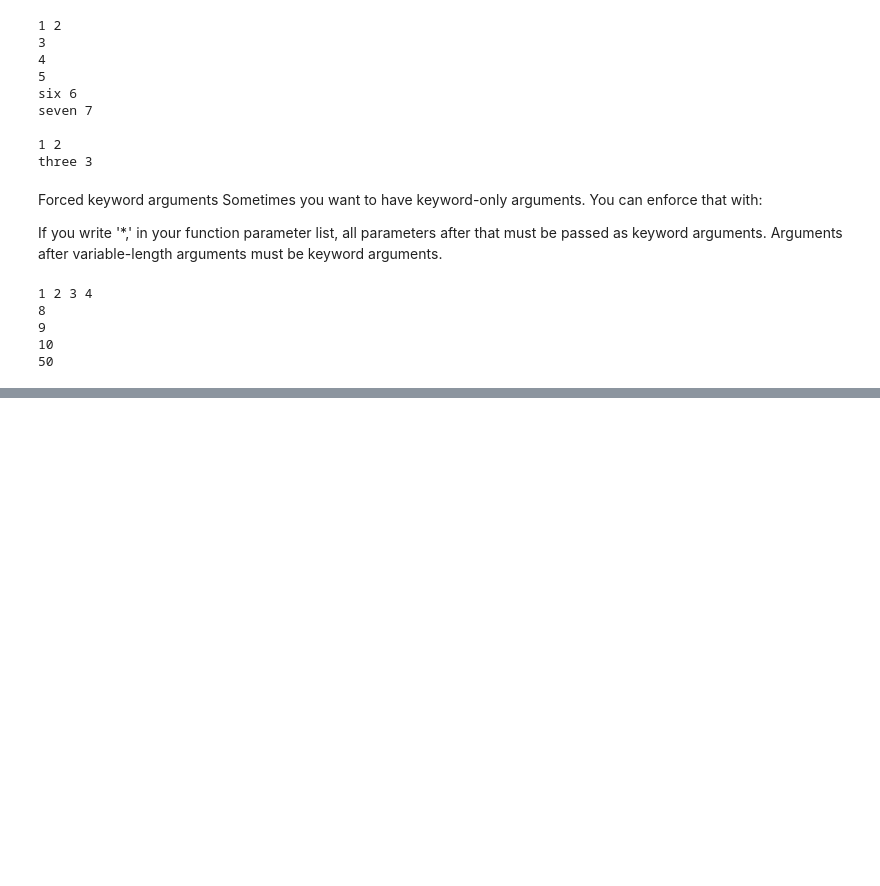
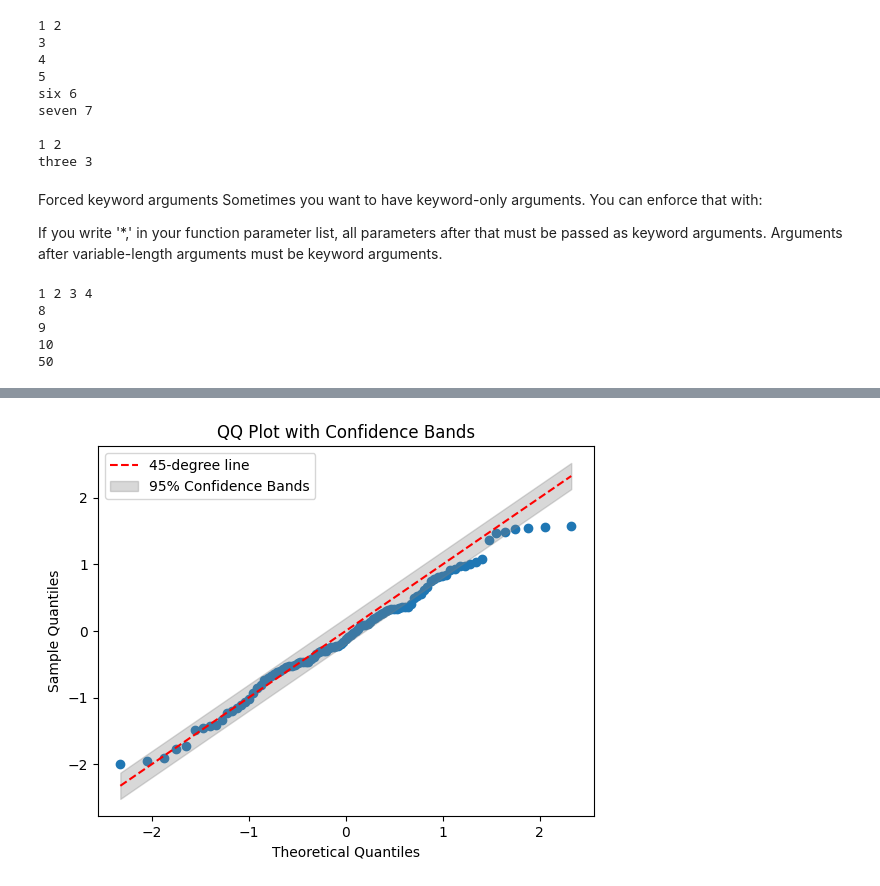
Before and after one commit to harmkenn/Python-Workbooks, a Jupyter notebook: freeCodeCamp.org/IntPyProg/18-Functions arguments.ipynb, the cells around one changed output, grey strips where cells are left out. Cells and saved outputs as stored; diff of their text form; code cells hidden in the pictures; blank space fills up the shorter version.

```diff
--- a/freeCodeCamp.org/IntPyProg/18-Functions arguments.ipynb
+++ b/freeCodeCamp.org/IntPyProg/18-Functions arguments.ipynb
@@ -124,0 +167,29 @@ foo(8, 9, 10, last=50)
+# %%
+import numpy as np
+import matplotlib.pyplot as plt
+import scipy.stats as stats
+
+# Generate a sample dataset (replace this with your data)
+np.random.seed(42)
+sample_data = np.random.normal(loc=0, scale=1, size=100)
+
+# Calculate quantiles for the sample data
+sample_quantiles = np.percentile(sample_data, np.arange(1, 100))
+
+# Calculate quantiles for a theoretical distribution (e.g., normal distribution)
+theoretical_quantiles = stats.norm.ppf(np.arange(1, 100) / 100)
+
+# Calculate confidence bands for the theoretical quantiles
+conf_bands = 1.96 / np.sqrt(sample_quantiles.size)  # 95% confidence bands
+
+# Create a QQ plot with confidence bands
+plt.scatter(theoretical_quantiles, sample_quantiles)
+plt.plot(theoretical_quantiles, theoretical_quantiles, color='red', linestyle='--', label='45-degree line')
+plt.fill_between(theoretical_quantiles, theoretical_quantiles - conf_bands, theoretical_quantiles + conf_bands, color='gray', alpha=0.3, label='95% Confidence Bands')
+plt.xlabel("Theoretical Quantiles")
+plt.ylabel("Sample Quantiles")
+plt.title("QQ Plot with Confidence Bands")
+plt.legend()
+plt.show()
+# %% [output]
+[figure, added]
```
Also changed, not shown: parts of 3 cells of this notebook.
